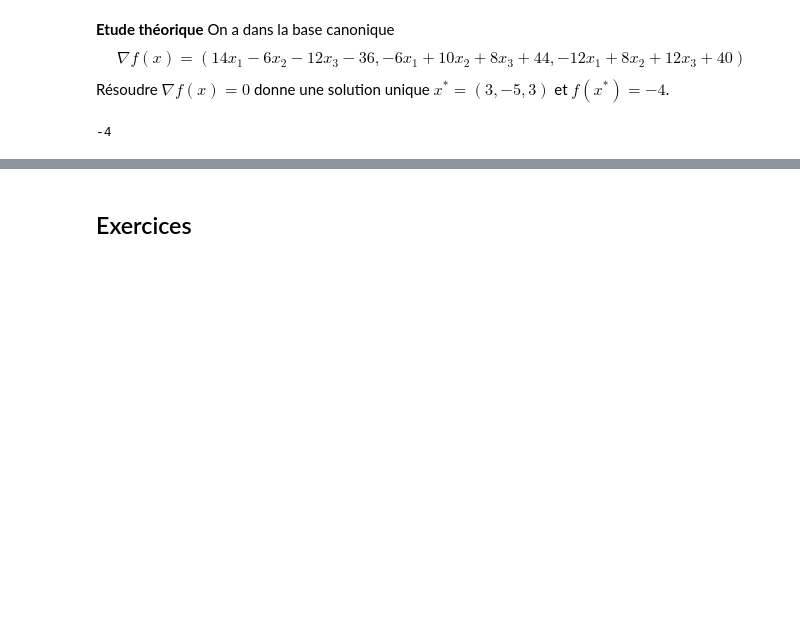
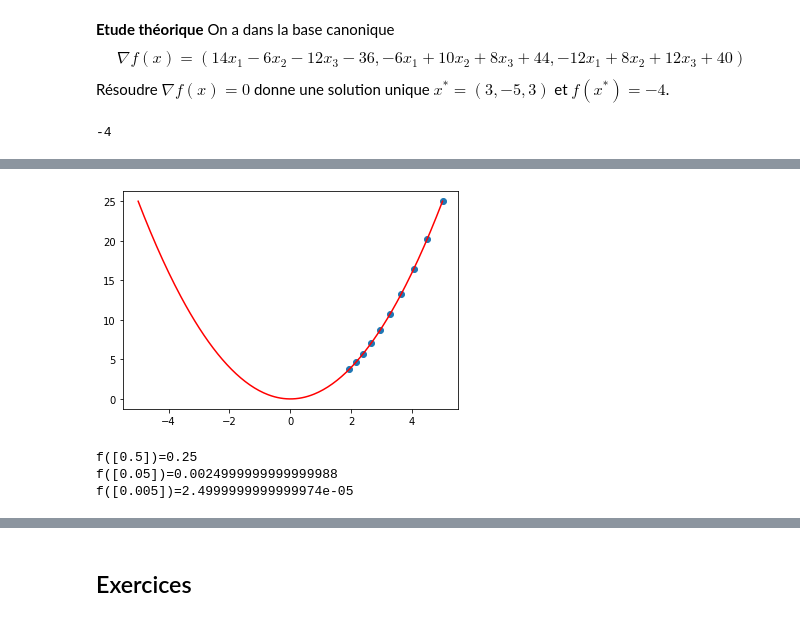
Before and after one commit to DrAlgo/apprentissage_m2_amis, a Jupyter notebook: jupyter/3_rappels_calcul_differentiel.ipynb, the cells around one changed output, grey strips where cells are left out. Saved outputs shown, nothing was run; the diff lists cells and outputs as text; code cells hidden in the pictures; blank space fills up the shorter version.

```diff
--- a/jupyter/3_rappels_calcul_differentiel.ipynb
+++ b/jupyter/3_rappels_calcul_differentiel.ipynb
@@ -232,10 +247,13 @@ import numpy as np
 def descente_gradient(f, diff, epsilon, alpha, p0):
     p = p0
     k = 0
-    while sum(diff(*p)**2) >= epsilon**2 and k<10000:
+    points = [p0]
+    while (diff(*p)**2).sum() >= epsilon**2 and k<10000:
         p = p - alpha*diff(*p)
         print( "f(" +str(p)+ ")=" + str(f(*p)))
         k +=1
+        points.append(p)
+    return k, np.array(points)
 # %%
 descente_gradient(f, diff, 0.01, 0.05, np.array((20.0,20.0,20.0)))
 # %% [output]
@@ -267,0 +311,5 @@ f(3,-5,3)
+# %%
+# GRADIENT POUR ALPHA PETIT : convergence lente
+f = lambda x : x**2
+diff = lambda x: 2*x
+k, points = descente_gradient(f, diff, epsilon = 0.01, alpha = 0.05, p0 = np.array([5]))
@@ -267,0 +334,16 @@ f(3,-5,3)
+# %%
+X = np.linspace(-5,5,200)
+plt.plot()
+Z = points[0:10]
+plt.plot(X,X**2, 'r')
+plt.scatter(Z,Z**2)
+plt.show()
+# %% [output]
+[figure, added]
+# %%
+# GRADIENT POUR ALPHA = environ 0.5 : convergence  très rapide
+k, points = descente_gradient(f, diff, epsilon = 0.01, alpha = 0.45, p0 = np.array([5]))
+# %% [output]
+f([0.5])=0.25
+f([0.05])=0.0024999999999999988
+f([0.005])=2.4999999999999974e-05
```
Also changed, not shown: parts of 16 cells of this notebook, 3 other files.
